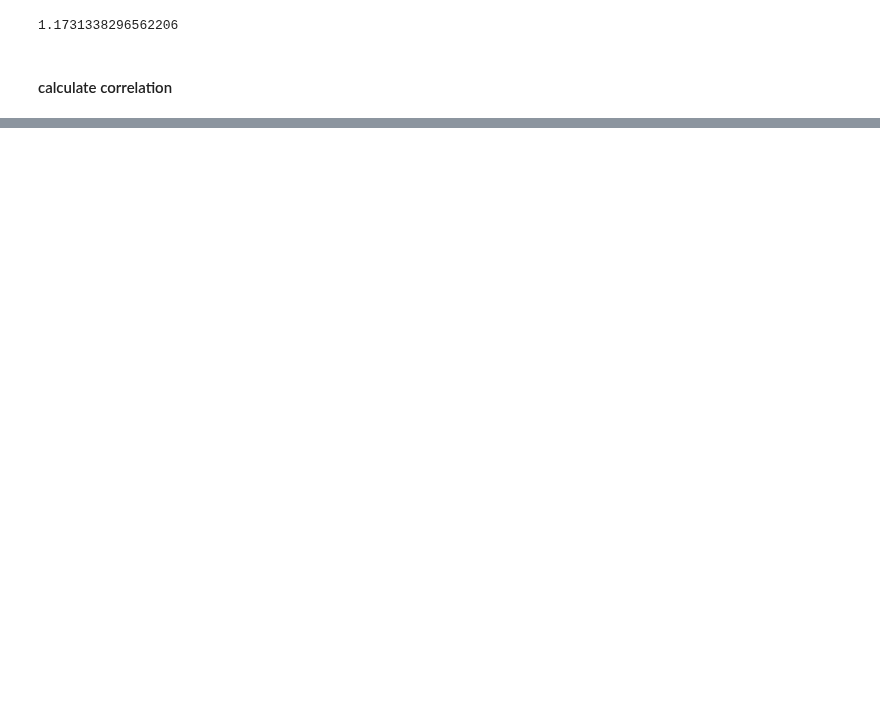
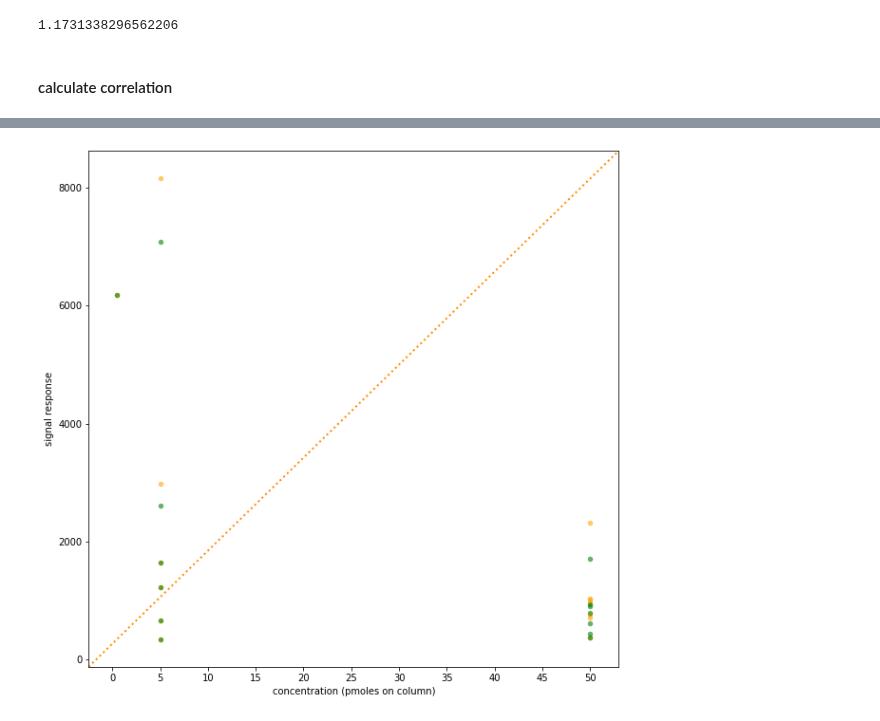
Before and after one commit to WEHI-Proteomics/tfde, a Jupyter notebook: notebooks/paper 2 - comparing UPS2 intensities with and without saturation correction.ipynb, the cells around one changed output, grey strips where cells are left out. Saved outputs shown, nothing was run; the diff lists cells and outputs as text; code cells hidden in the pictures; blank space fills up the shorter version.

```diff
--- a/notebooks/paper 2 - comparing UPS2 intensities with and without saturation correction.ipynb
+++ b/notebooks/paper 2 - comparing UPS2 intensities with and without saturation correction.ipynb
@@ -244,0 +305,32 @@ combined_df['pmoles_without'].corr(combined_df['calculated_pmoles_without'])
+# %%
+f, ax = plt.subplots()
+f.set_figheight(10)
+f.set_figwidth(10)
+
+plt.margins(0.06)
+plt.title('')
+
+ax.scatter(combined_df.pmoles_with, combined_df.signal_response_factor_with, marker='o', lw=0, s=30, alpha=0.6, c='orange')
+ax.scatter(combined_df.pmoles_without, combined_df.signal_response_factor_without, marker='o', lw=0, s=30, alpha=0.6, c='green')
+
+ax.plot([0, 1], [0, 1], transform=ax.transAxes, linestyle=':', linewidth=2, color='darkorange')
+
+# plt.xlim((-1,55.0))
+# plt.ylim((-1,55.0))
+
+nearest = 5.0
+range_l = round(combined_df.pmoles_with.min() / nearest) * nearest
+range_u = round(combined_df.pmoles_with.max() / nearest) * nearest
+plt.xticks(np.arange(range_l,range_u+nearest,nearest))
+
+nearest = 2000.0
+range_l = round(combined_df.signal_response_factor_with.min() / nearest) * nearest
+range_u = round(combined_df.signal_response_factor_with.max() / nearest) * nearest
+plt.yticks(np.arange(range_l,range_u+nearest,nearest))
+
+plt.xlabel('concentration (pmoles on column)')
+plt.ylabel('signal response')
+
+plt.show()
+# %% [output]
+[figure, added]
```
Also changed, not shown: parts of 18 cells of this notebook, 5 other files.
